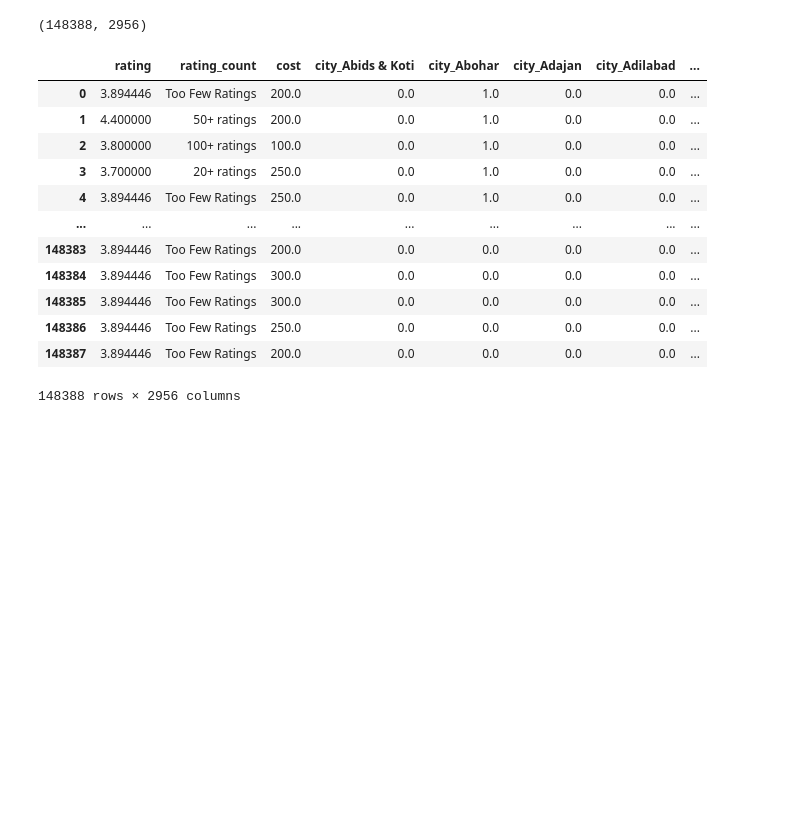
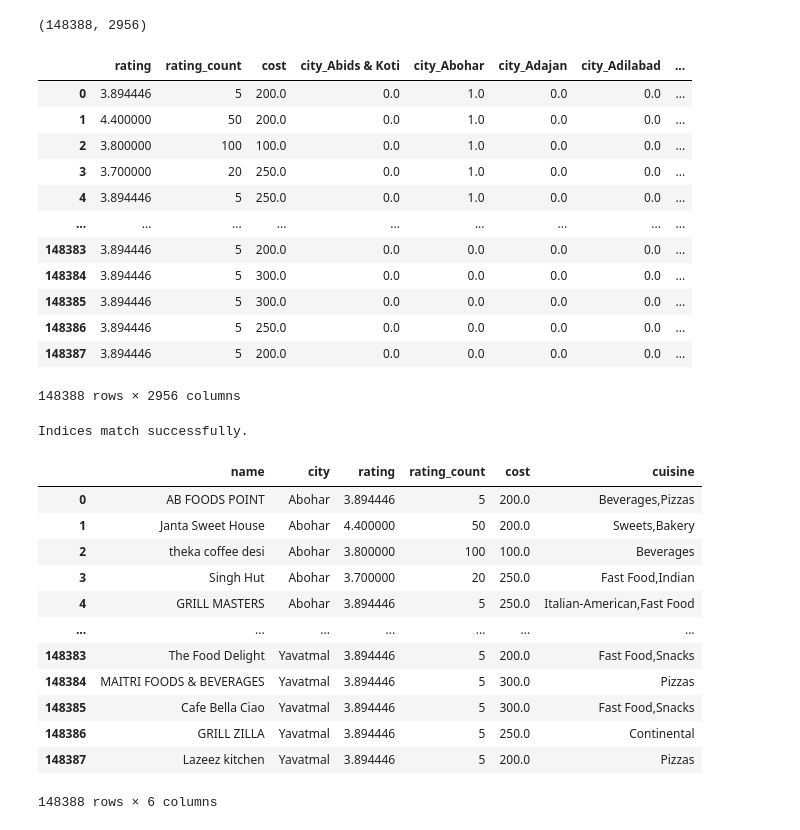
Before and after one commit to Shanchai-bit/Swiggy-s-Restaurant-Recommendation-System, a Jupyter notebook: swiggy.ipynb, the cells around one changed output. Drawn from its saved outputs; the diff is of its cells as text; code cells hidden in the pictures; blank space fills up the shorter version.

```diff
--- a/swiggy.ipynb
+++ b/swiggy.ipynb
@@ -249,24 +224,30 @@ df_encoded.shape
 # %% [output]
 (148388, 2956)
 # %%
+from sklearn.preprocessing import LabelEncoder
+le = LabelEncoder()
+
 name_encoded = le.fit_transform(df_encoded[['name']])
+
 df_name_encoded = pd.DataFrame(name_encoded, columns = ['Name'])
+
 df_all_encoded = pd.concat([df_encoded,df_name_encoded], axis=1)
+
 df_all_encoded.drop(columns=['name'], inplace= True)
 df_all_encoded
 # %% [output]
 |  | rating | rating_count | cost | city_Abids & Koti | city_Abohar | city_Adajan | city_Adilabad | ... |
-| 0 | 3.894446 | Too Few Ratings | 200.0 | 0.0 | 1.0 | 0.0 | 0.0 | ... |
-| 1 | 4.400000 | 50+ ratings | 200.0 | 0.0 | 1.0 | 0.0 | 0.0 | ... |
-| 2 | 3.800000 | 100+ ratings | 100.0 | 0.0 | 1.0 | 0.0 | 0.0 | ... |
-| 3 | 3.700000 | 20+ ratings | 250.0 | 0.0 | 1.0 | 0.0 | 0.0 | ... |
-| 4 | 3.894446 | Too Few Ratings | 250.0 | 0.0 | 1.0 | 0.0 | 0.0 | ... |
+| 0 | 3.894446 | 5 | 200.0 | 0.0 | 1.0 | 0.0 | 0.0 | ... |
+| 1 | 4.400000 | 50 | 200.0 | 0.0 | 1.0 | 0.0 | 0.0 | ... |
+| 2 | 3.800000 | 100 | 100.0 | 0.0 | 1.0 | 0.0 | 0.0 | ... |
+| 3 | 3.700000 | 20 | 250.0 | 0.0 | 1.0 | 0.0 | 0.0 | ... |
+| 4 | 3.894446 | 5 | 250.0 | 0.0 | 1.0 | 0.0 | 0.0 | ... |
 | ... | ... | ... | ... | ... | ... | ... | ... | ... |
-| 148383 | 3.894446 | Too Few Ratings | 200.0 | 0.0 | 0.0 | 0.0 | 0.0 | ... |
-| 148384 | 3.894446 | Too Few Ratings | 300.0 | 0.0 | 0.0 | 0.0 | 0.0 | ... |
-| 148385 | 3.894446 | Too Few Ratings | 300.0 | 0.0 | 0.0 | 0.0 | 0.0 | ... |
-| 148386 | 3.894446 | Too Few Ratings | 250.0 | 0.0 | 0.0 | 0.0 | 0.0 | ... |
-| 148387 | 3.894446 | Too Few Ratings | 200.0 | 0.0 | 0.0 | 0.0 | 0.0 | ... |
+| 148383 | 3.894446 | 5 | 200.0 | 0.0 | 0.0 | 0.0 | 0.0 | ... |
+| 148384 | 3.894446 | 5 | 300.0 | 0.0 | 0.0 | 0.0 | 0.0 | ... |
+| 148385 | 3.894446 | 5 | 300.0 | 0.0 | 0.0 | 0.0 | 0.0 | ... |
+| 148386 | 3.894446 | 5 | 250.0 | 0.0 | 0.0 | 0.0 | 0.0 | ... |
+| 148387 | 3.894446 | 5 | 200.0 | 0.0 | 0.0 | 0.0 | 0.0 | ... |
 148388 rows × 2956 columns
 # %%
 filename = os.path.join(output_dir, 'encoder.pkl')
@@ -277,11 +258,30 @@ df_encoded.to_csv(encoded_filepath, index=False)
 # %%
 # Load the datasets
-cleaned_data = pd.read_csv(r"D:\Guvi_Project\Swiggy’s Restaurant Recommendation System\Data\Cleaned_data.csv", index_col=0)  # Ensure index is loaded
-encoded_data = pd.read_csv(r"D:\Guvi_Project\Swiggy’s Restaurant Recommendation System\Data\Encoded_data.csv", index_col=0)  # Ensure index is loaded
-
+cleaned_data = pd.read_csv(r"D:\Guvi_Project\Swiggy’s Restaurant Recommendation System\Data\Cleaned_data.csv")  # Ensure index is loaded
+encoded_data = pd.read_csv(r"D:\Guvi_Project\Swiggy’s Restaurant Recommendation System\Data\Encoded_data.csv")  # Ensure index is loaded
+cleaned_data.reset_index(drop=True, inplace=True)
+encoded_data.reset_index(drop=True, inplace=True)
 
 # Compare indices
 if not cleaned_data.index.equals(encoded_data.index):
     print("Warning: Indices do not match!")
 else:
     print("Indices match successfully.")
+# %% [output]
+Indices match successfully.
+# %%
+cleaned_data
+# %% [output]
+|  | name | city | rating | rating_count | cost | cuisine |
+| 0 | AB FOODS POINT | Abohar | 3.894446 | 5 | 200.0 | Beverages,Pizzas |
+| 1 | Janta Sweet House | Abohar | 4.400000 | 50 | 200.0 | Sweets,Bakery |
+| 2 | theka coffee desi | Abohar | 3.800000 | 100 | 100.0 | Beverages |
+| 3 | Singh Hut | Abohar | 3.700000 | 20 | 250.0 | Fast Food,Indian |
+| 4 | GRILL MASTERS | Abohar | 3.894446 | 5 | 250.0 | Italian-American,Fast Food |
+| ... | ... | ... | ... | ... | ... | ... |
+| 148383 | The Food Delight | Yavatmal | 3.894446 | 5 | 200.0 | Fast Food,Snacks |
+| 148384 | MAITRI FOODS & BEVERAGES | Yavatmal | 3.894446 | 5 | 300.0 | Pizzas |
+| 148385 | Cafe Bella Ciao | Yavatmal | 3.894446 | 5 | 300.0 | Fast Food,Snacks |
+| 148386 | GRILL ZILLA | Yavatmal | 3.894446 | 5 | 250.0 | Continental |
+| 148387 | Lazeez kitchen | Yavatmal | 3.894446 | 5 | 200.0 | Pizzas |
+148388 rows × 6 columns
```
Also changed, not shown: parts of 15 cells of this notebook, 1 other file.
